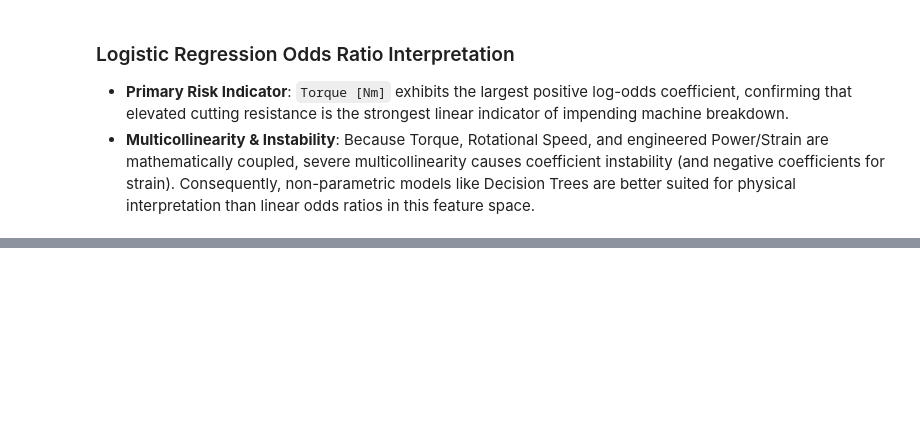
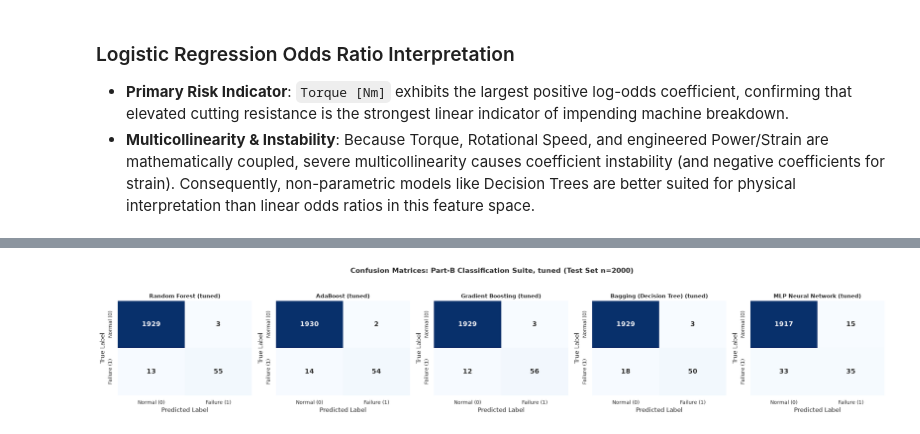
Before and after one commit to Nandot006/machine-health-profiling, a Jupyter notebook: notebooks/02_Classification_AI4I.ipynb, the cells around one changed output, grey strips where cells are left out. Cells and saved outputs as stored; diff of their text form; code cells hidden in the pictures; blank space fills up the shorter version.

```diff
--- a/notebooks/02_Classification_AI4I.ipynb
+++ b/notebooks/02_Classification_AI4I.ipynb
@@ -490,0 +688,17 @@ Logistic Regression Feature Weight Interpretations:
+# %%
+fig, axes = plt.subplots(1, 5, figsize=(22, 4))
+for ax, (name, model) in zip(axes, tuned_models.items()):
+    cm = confusion_matrix(y_test, model.predict(X_test))
+    sns.heatmap(cm, annot=True, fmt="d", cmap="Blues", cbar=False, ax=ax,
+                annot_kws={"size": 13, "weight": "bold"},
+                xticklabels=["Normal (0)", "Failure (1)"],
+                yticklabels=["Normal (0)", "Failure (1)"])
+    ax.set_title(f"{name} (tuned)", fontweight="bold", fontsize=11)
+    ax.set_xlabel("Predicted Label")
+    ax.set_ylabel("True Label")
+plt.suptitle("Confusion Matrices: Part-B Classification Suite, tuned (Test Set n=2000)",
+             fontsize=14, fontweight="bold", y=1.05)
+plt.tight_layout()
+plt.show()
+# %% [output]
+[figure, added]
```
Also changed, not shown: parts of 29 cells of this notebook, 4 other files.
